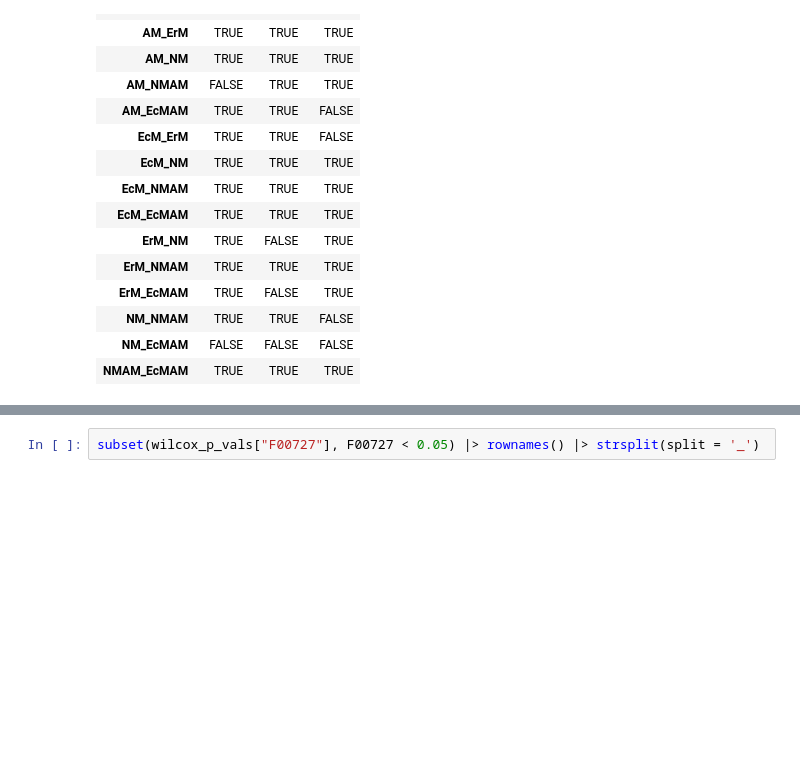
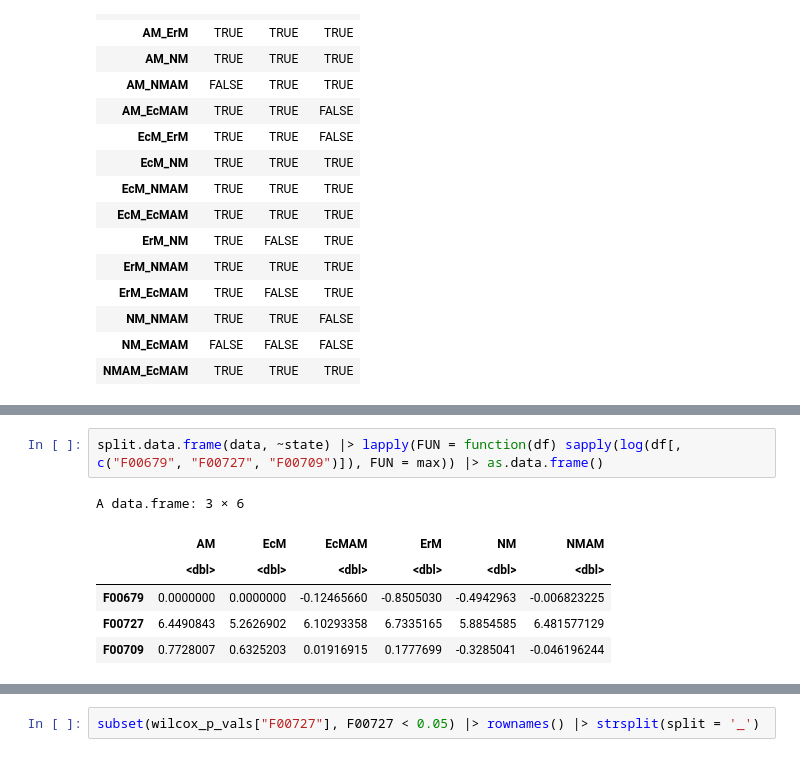
Before and after one commit to anoban/phd, a Jupyter notebook: R/notebooks/states.ipynb, the cells around one changed output, grey strips where cells are left out. Drawn from its saved outputs; the diff is of its cells as text; blank space fills up the shorter version.

```diff
--- a/R/notebooks/states.ipynb
+++ b/R/notebooks/states.ipynb
@@ -143,0 +164,9 @@ A matrix: 15 × 3 of type lgl
+# %%
+split.data.frame(data, ~state) |> lapply(FUN = function(df) sapply(log(df[, c("F00679", "F00727", "F00709")]), FUN = max)) |> as.data.frame()
+# %% [output]
+A data.frame: 3 × 6
+|  | AM | EcM | EcMAM | ErM | NM | NMAM |
+|  | <dbl> | <dbl> | <dbl> | <dbl> | <dbl> | <dbl> |
+| F00679 | 0.0000000 | 0.0000000 | -0.12465660 | -0.8505030 | -0.4942963 | -0.006823225 |
+| F00727 | 6.4490843 | 5.2626902 | 6.10293358 | 6.7335165 | 5.8854585 | 6.481577129 |
+| F00709 | 0.7728007 | 0.6325203 | 0.01916915 | 0.1777699 | -0.3285041 | -0.046196244 |
```
Also changed, not shown: parts of 3 cells of this notebook, 1 other file.
